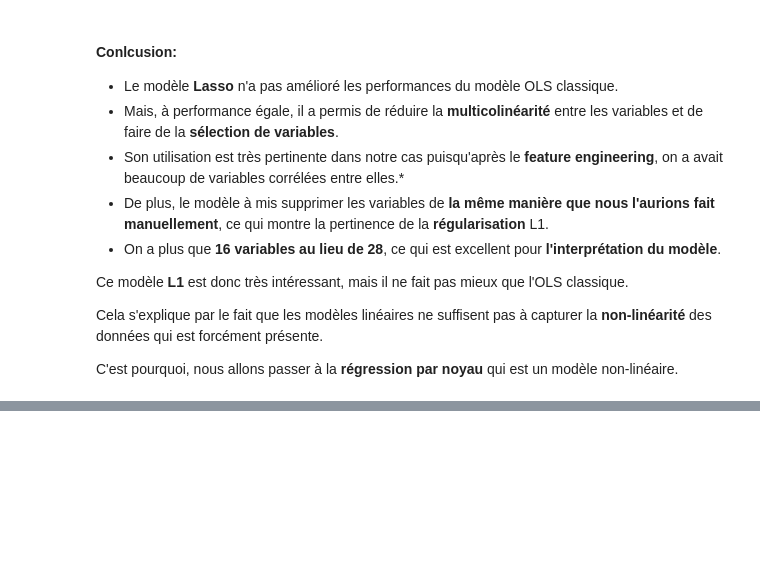
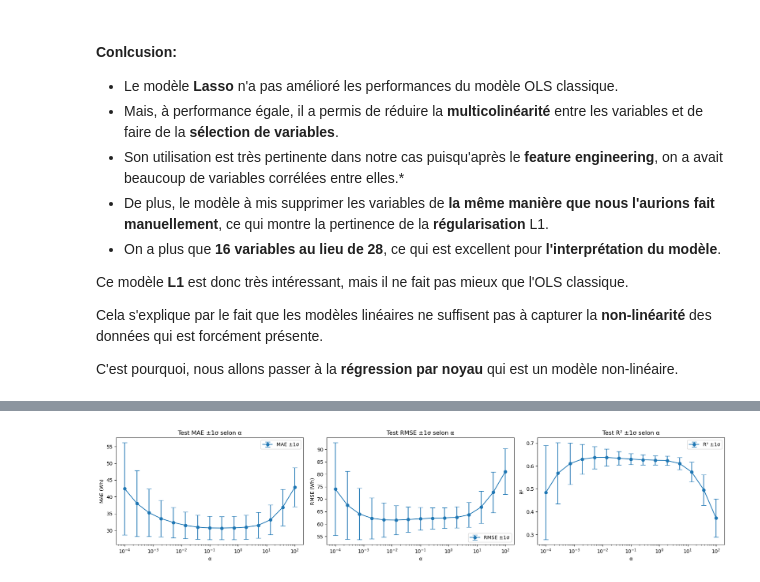
Before and after one commit to issagith/energy-consumption-prediction, a Jupyter notebook: main.ipynb, the cells around one changed output, grey strips where cells are left out. Drawn from its saved outputs; the diff is of its cells as text; code cells hidden in the pictures; blank space fills up the shorter version.

Commit message:
add: kernel complete

```diff
--- a/main.ipynb
+++ b/main.ipynb
@@ -1737,0 +2112,16 @@ C'est pourquoi, nous allons passer à la **régression par noyau** qui est un mo
+# %%
+alphas = np.logspace(-4, 2, 15)  # de 1e-4 à 1e+2
+
+kr = KernelRidge(kernel='rbf', gamma=1e-3)
+
+grid_alpha = GridSearchCV(
+    estimator=kr,
+    param_grid={'alpha': alphas},
+    cv=tscv,
+    scoring=scoring,
+    refit='neg_MAE',
+    return_train_score=True,
+    n_jobs=-1
+)
+
+grid_alpha.fit(X, y)
@@ -1737,0 +2138,59 @@ C'est pourquoi, nous allons passer à la **régression par noyau** qui est un mo
+# %%
+res = grid_alpha.cv_results_
+alphas = np.array(res['param_alpha'], dtype=float)
+
+mae_mean_scaled = -res['mean_test_neg_MAE']
+mae_std_scaled  =  res['std_test_neg_MAE']
+mse_mean_scaled = -res['mean_test_neg_MSE']
+mse_std_scaled  =  res['std_test_neg_MSE']
+r2_mean         =  res['mean_test_R2']
+r2_std          =  res['std_test_R2']
+
+rmse_mean_scaled = np.sqrt(mse_mean_scaled)
+rmse_std_scaled  = mse_std_scaled / (2 * rmse_mean_scaled)
+
+sigma_y = y_scaler.scale_[0]
+mae_mean_wh   = mae_mean_scaled  * sigma_y
+mae_std_wh    = mae_std_scaled   * sigma_y
+rmse_mean_wh  = rmse_mean_scaled * sigma_y
+rmse_std_wh   = rmse_std_scaled  * sigma_y
+
+fig, axes = plt.subplots(1, 3, figsize=(18, 4))
+
+# MAE
+axes[0].errorbar(
+    alphas, mae_mean_wh, yerr=mae_std_wh,
+    fmt='o-', capsize=5, label='MAE ±1σ'
+)
+axes[0].set_xscale('log')
+axes[0].set_xlabel('α')
+axes[0].set_ylabel('MAE (Wh)')
+axes[0].set_title('Test MAE ±1σ selon α')
+axes[0].legend()
+
+# RMSE
+axes[1].errorbar(
+    alphas, rmse_mean_wh, yerr=rmse_std_wh,
+    fmt='o-', capsize=5, label='RMSE ±1σ'
+)
+axes[1].set_xscale('log')
+axes[1].set_xlabel('α')
+axes[1].set_ylabel('RMSE (Wh)')
+axes[1].set_title('Test RMSE ±1σ selon α')
+axes[1].legend()
+
+# R²
+axes[2].errorbar(
+    alphas, r2_mean, yerr=r2_std,
+    fmt='o-', capsize=5, label='R² ±1σ'
+)
+axes[2].set_xscale('log')
+axes[2].set_xlabel('α')
+axes[2].set_ylabel('R²')
+axes[2].set_title('Test R² ±1σ selon α')
+axes[2].legend()
+
+plt.tight_layout()
+plt.show()
+# %% [output]
+[figure, added]
```
Also changed, not shown: parts of 42 cells of this notebook.
